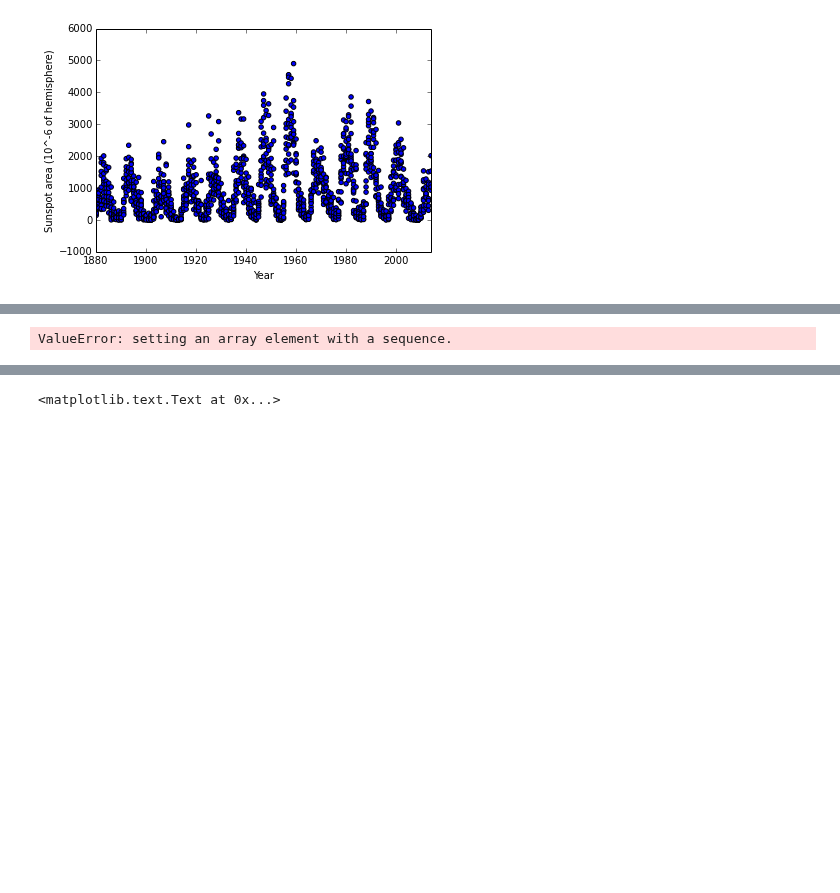
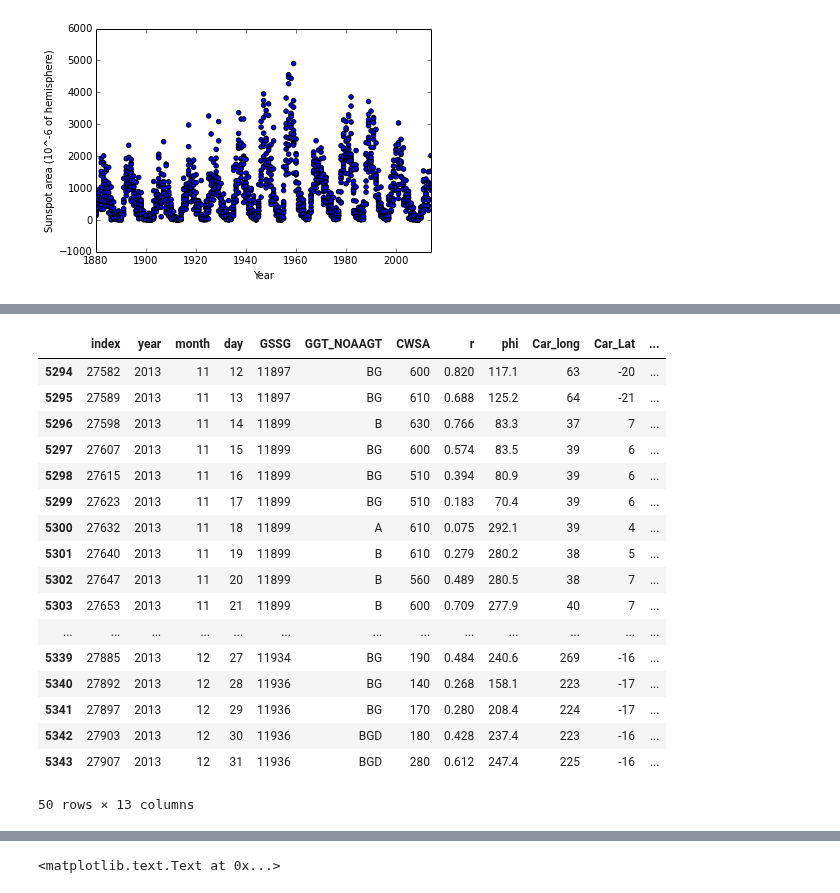
Before and after one commit to dinob0t/ga_project_final, a Jupyter notebook: cmes.ipynb, the cells around one changed output, grey strips where cells are left out. Drawn from its saved outputs; the diff is of its cells as text; code cells hidden in the pictures; blank space fills up the shorter version.

```diff
--- a/cmes.ipynb
+++ b/cmes.ipynb
@@ -146,3 +145,32 @@ dtypes: float64(5), int64(7), object(1)
+# %%
+df_gg_on_OWSA = df_greenwich.groupby(['year','month','day']).agg({'OWSA':'max'})
+df_gg_on_OWSA = df_gg_on_OWSA.reset_index()
+df_gg_on_OWSA = df_gg_on_OWSA.rename(columns={'OWSA':'OWSA_max'})
+df_gg_on_OWSA = pd.merge(df_greenwich, df_gg_on_OWSA, how='left', on=['year', 'month','day'])
+df_gg_on_OWSA = df_gg_on_OWSA[df_gg_on_OWSA['OWSA'] == df_gg_on_OWSA['OWSA_max']]
+df_gg_on_OWSA.drop('OWSA',inplace=True,axis=1)
+df_gg_on_OWSA = df_gg_on_OWSA.reset_index()
+# %%
+df_gg_on_OWSA.tail(50)
+# %% [output]
+|  | index | year | month | day | GSSG | GGT_NOAAGT | CWSA | r | phi | Car_long | Car_Lat | ... |
+| 5294 | 27582 | 2013 | 11 | 12 | 11897 | BG | 600 | 0.820 | 117.1 | 63 | -20 | ... |
+| 5295 | 27589 | 2013 | 11 | 13 | 11897 | BG | 610 | 0.688 | 125.2 | 64 | -21 | ... |
+| 5296 | 27598 | 2013 | 11 | 14 | 11899 | B | 630 | 0.766 | 83.3 | 37 | 7 | ... |
+| 5297 | 27607 | 2013 | 11 | 15 | 11899 | BG | 600 | 0.574 | 83.5 | 39 | 6 | ... |
+| 5298 | 27615 | 2013 | 11 | 16 | 11899 | BG | 510 | 0.394 | 80.9 | 39 | 6 | ... |
+| 5299 | 27623 | 2013 | 11 | 17 | 11899 | BG | 510 | 0.183 | 70.4 | 39 | 6 | ... |
+| 5300 | 27632 | 2013 | 11 | 18 | 11899 | A | 610 | 0.075 | 292.1 | 39 | 4 | ... |
+| 5301 | 27640 | 2013 | 11 | 19 | 11899 | B | 610 | 0.279 | 280.2 | 38 | 5 | ... |
+| 5302 | 27647 | 2013 | 11 | 20 | 11899 | B | 560 | 0.489 | 280.5 | 38 | 7 | ... |
+| 5303 | 27653 | 2013 | 11 | 21 | 11899 | B | 600 | 0.709 | 277.9 | 40 | 7 | ... |
+| ... | ... | ... | ... | ... | ... | ... | ... | ... | ... | ... | ... | ... |
+| 5339 | 27885 | 2013 | 12 | 27 | 11934 | BG | 190 | 0.484 | 240.6 | 269 | -16 | ... |
+| 5340 | 27892 | 2013 | 12 | 28 | 11936 | BG | 140 | 0.268 | 158.1 | 223 | -17 | ... |
+| 5341 | 27897 | 2013 | 12 | 29 | 11936 | BG | 170 | 0.280 | 208.4 | 224 | -17 | ... |
+| 5342 | 27903 | 2013 | 12 | 30 | 11936 | BGD | 180 | 0.428 | 237.4 | 223 | -16 | ... |
+| 5343 | 27907 | 2013 | 12 | 31 | 11936 | BGD | 280 | 0.612 | 247.4 | 225 | -16 | ... |
+50 rows × 13 columns
 # %%
 # Drop other data for which we have no CME data
 def clip_to_cme_data(df_in, df_cmes):
@@ -165,9 +193,7 @@ def clip_to_cme_data(df_in, df_cmes):
 # %%
 df_ssn = clip_to_cme_data(df_ssn,df_cmes)
 df_ssnda = clip_to_cme_data(df_ssnda,df_cmes)
-df_greenwich = clip_to_cme_data(df_greenwich,df_cmes)
+df_gg_on_OWSA = clip_to_cme_data(df_gg_on_OWSA,df_cmes)
-# %% [output]
-ValueError: setting an array element with a sequence.
 # %%
 # Merge SSN, SSNDA and CME data on year, month, day
 df_merge = pd.merge(df_ssn,df_ssnda,how='left',on=['year','month','day'])
```
Also changed, not shown: parts of 12 cells of this notebook, 1 other file.
